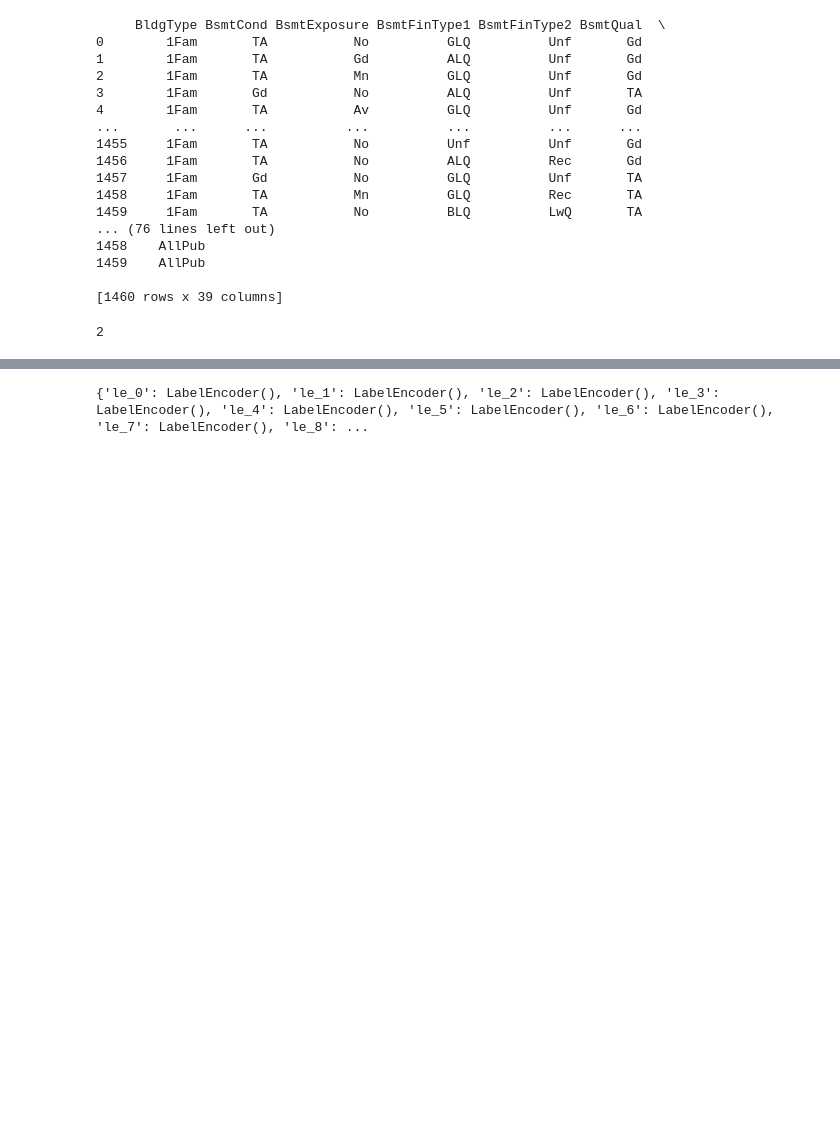
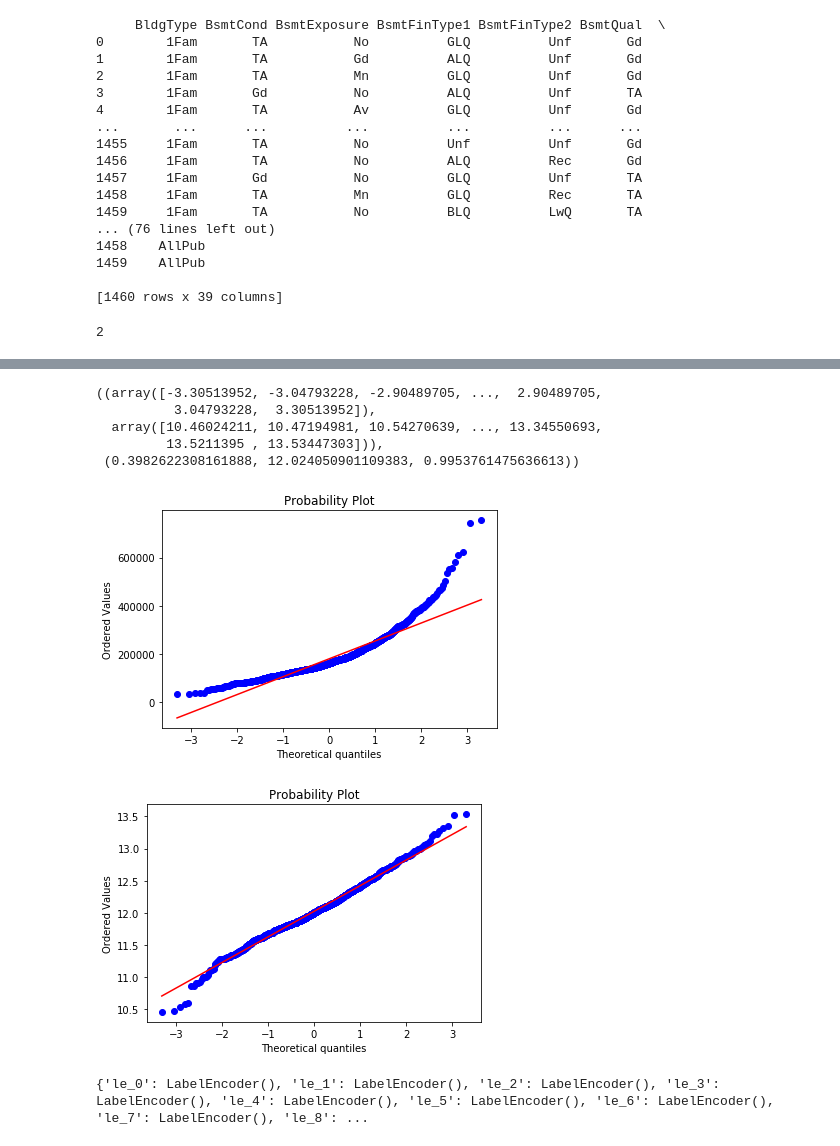
Before and after one commit to aneesh98/HousingPricePredictor, a Jupyter notebook: HPR.ipynb, the cells around one changed output, grey strips where cells are left out. Drawn from its saved outputs; the diff is of its cells as text; code cells hidden in the pictures; blank space fills up the shorter version.

```diff
--- a/HPR.ipynb
+++ b/HPR.ipynb
@@ -187,3 +192,18 @@ print("{}".format(2))
+# %%
+import scipy.stats as stats
+measurements = y
+stats.probplot(measurements, dist="norm", plot=plt)
+plt.figure()
+measurements = [np.log(i) for i in y]
+stats.probplot(measurements, dist="norm", plot=plt)
+# %% [output]
+((array([-3.30513952, -3.04793228, -2.90489705, ...,  2.90489705,
+          3.04793228,  3.30513952]),
+  array([10.46024211, 10.47194981, 10.54270639, ..., 13.34550693,
+         13.5211395 , 13.53447303])),
+ (0.3982622308161888, 12.024050901109383, 0.9953761475636613))
+[figure, added]
+[figure, added]
 # %%
 from sklearn.preprocessing import LabelEncoder, StandardScaler
 sc = StandardScaler()
```
Also changed, not shown: parts of 14 cells of this notebook.
